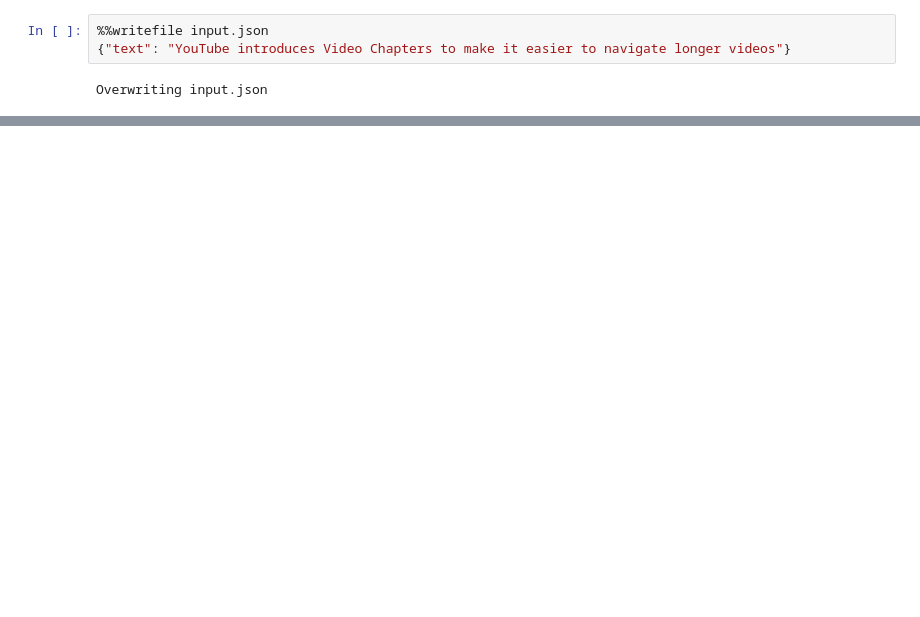
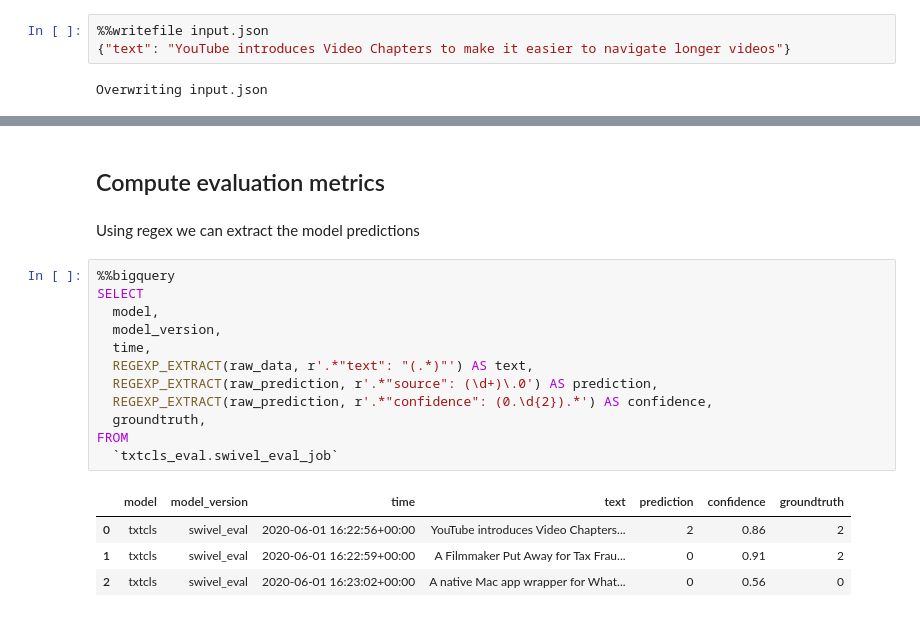
Before and after one commit to GoogleCloudPlatform/ml-design-patterns, a Jupyter notebook: 05_resilience/continuous_eval.ipynb, the cells around one changed output, grey strips where cells are left out. Cells and saved outputs as stored; diff of their text form; blank space fills up the shorter version.

Commit message:
added eval queries, parsed cont eval table

```diff
--- a/05_resilience/continuous_eval.ipynb
+++ b/05_resilience/continuous_eval.ipynb
@@ -285,0 +385,21 @@ response
+# %% [markdown]
+## Compute evaluation metrics
+# %% [markdown]
+Using regex we can extract the model predictions
+# %%
+%%bigquery
+SELECT
+  model,
+  model_version,
+  time,
+  REGEXP_EXTRACT(raw_data, r'.*"text": "(.*)"') AS text,
+  REGEXP_EXTRACT(raw_prediction, r'.*"source": (\d+)\.0') AS prediction,
+  REGEXP_EXTRACT(raw_prediction, r'.*"confidence": (0.\d{2}).*') AS confidence,
+  groundtruth,
+FROM
+  `txtcls_eval.swivel_eval_job`
+# %% [output]
+|  | model | model_version | time | text | prediction | confidence | groundtruth |
+| 0 | txtcls | swivel_eval | 2020-06-01 16:22:56+00:00 | YouTube introduces Video Chapters... | 2 | 0.86 | 2 |
+| 1 | txtcls | swivel_eval | 2020-06-01 16:22:59+00:00 | A Filmmaker Put Away for Tax Frau... | 0 | 0.91 | 2 |
+| 2 | txtcls | swivel_eval | 2020-06-01 16:23:02+00:00 | A native Mac app wrapper for What... | 0 | 0.56 | 0 |
```
Also changed, not shown: parts of 36 cells of this notebook.
